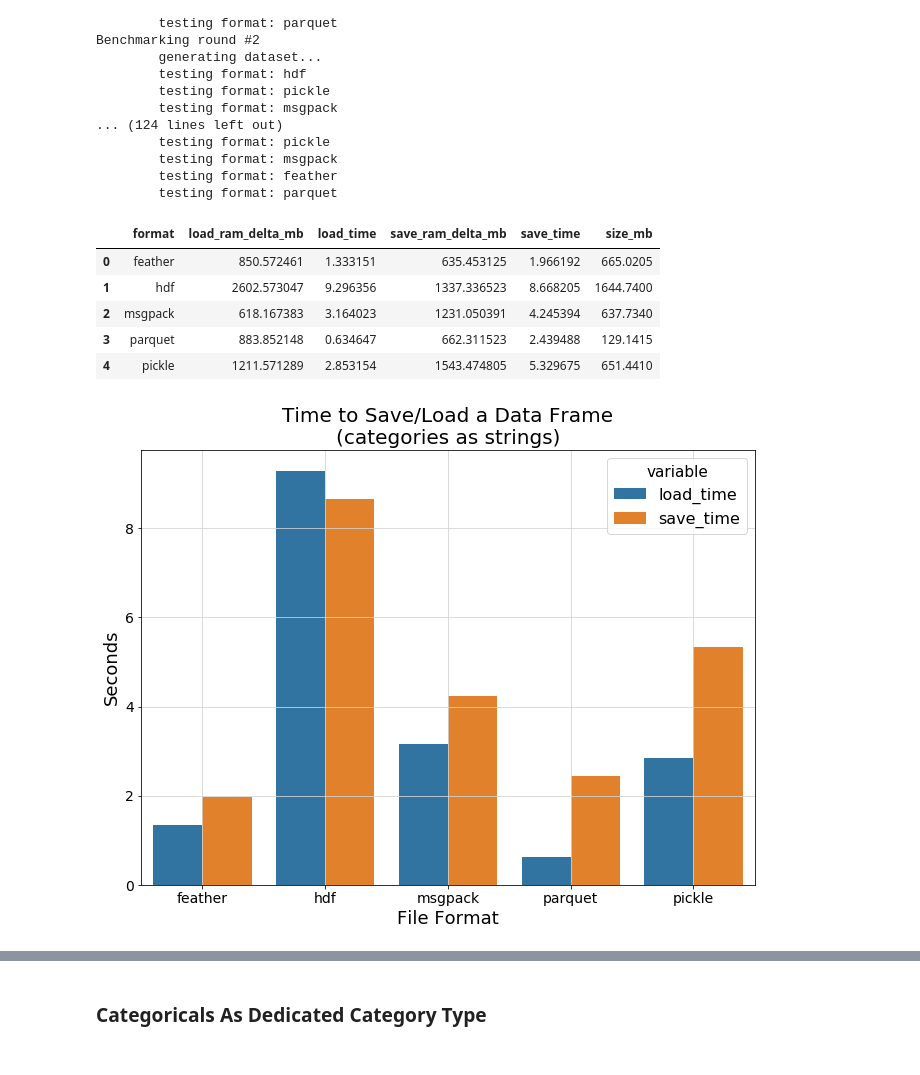
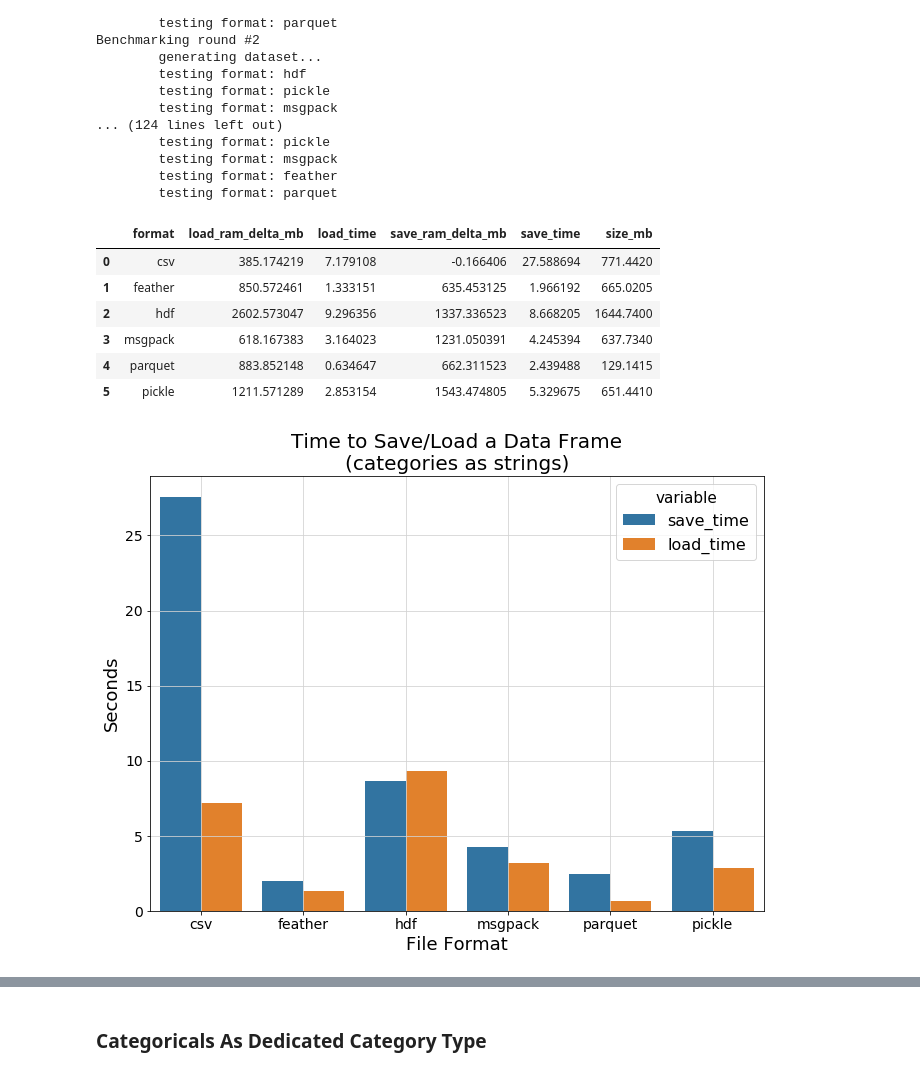
Before and after one commit to devforfu/pandas-formats-benchmark, a Jupyter notebook: benchmark.ipynb, the cells around one changed output, grey strips where cells are left out. Drawn from its saved outputs; the diff is of its cells as text; code cells hidden in the pictures.

```diff
--- a/benchmark.ipynb
+++ b/benchmark.ipynb
@@ -160,0 +161,2 @@ csv_resultssults.to_feather('baseline.feather')
+# %%
+baseline = feather.read_dataframe('baseline.feather')
@@ -193,25 +203,28 @@ Benchmarking round #2
 results.to_feather('one_million_cats_str.feather')
 # %%
 results = feather.read_dataframe('one_million_cats_str.feather')
+# %%
+results = pd.concat([baseline, results], axis=0, sort=False)
 # %%
 avg = results.groupby('format').mean().reset_index().drop(columns=['run_no'])
 avg
 # %% [output]
 |  | format | load_ram_delta_mb | load_time | save_ram_delta_mb | save_time | size_mb |
-| 0 | feather | 850.572461 | 1.333151 | 635.453125 | 1.966192 | 665.0205 |
-| 1 | hdf | 2602.573047 | 9.296356 | 1337.336523 | 8.668205 | 1644.7400 |
-| 2 | msgpack | 618.167383 | 3.164023 | 1231.050391 | 4.245394 | 637.7340 |
-| 3 | parquet | 883.852148 | 0.634647 | 662.311523 | 2.439488 | 129.1415 |
-| 4 | pickle | 1211.571289 | 2.853154 | 1543.474805 | 5.329675 | 651.4410 |
+| 0 | csv | 385.174219 | 7.179108 | -0.166406 | 27.588694 | 771.4420 |
+| 1 | feather | 850.572461 | 1.333151 | 635.453125 | 1.966192 | 665.0205 |
+| 2 | hdf | 2602.573047 | 9.296356 | 1337.336523 | 8.668205 | 1644.7400 |
+| 3 | msgpack | 618.167383 | 3.164023 | 1231.050391 | 4.245394 | 637.7340 |
+| 4 | parquet | 883.852148 | 0.634647 | 662.311523 | 2.439488 | 129.1415 |
+| 5 | pickle | 1211.571289 | 2.853154 | 1543.474805 | 5.329675 | 651.4410 |
 # %%
-io_speed = avg[['format', 'load_time', 'save_time']].melt(id_vars='format')
+io_speed = avg[['format', 'save_time', 'load_time']].melt(id_vars='format')
 ax = sns.barplot(x='format', y='value', hue='variable', data=io_speed)
 _ = ax.set_xlabel('File Format')
 _ = ax.set_ylabel('Seconds')
 _ = ax.set_title('Time to Save/Load a Data Frame\n(categories as strings)')
 ax.grid(True)
 # %% [output]
-[figure, old version]
+[figure, new version]
 # %%
 mem_size = avg[['format', 'save_ram_delta_mb', 'load_ram_delta_mb']].melt(id_vars='format')
 ax = sns.barplot(x='format', y='value', hue='variable', data=mem_size)
```
Also changed, not shown: parts of 11 cells of this notebook.
